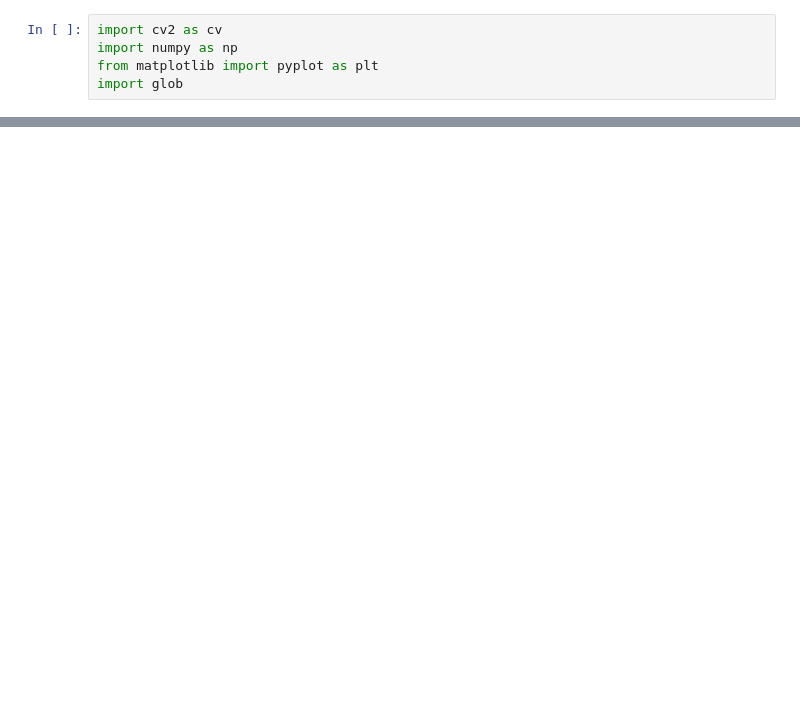
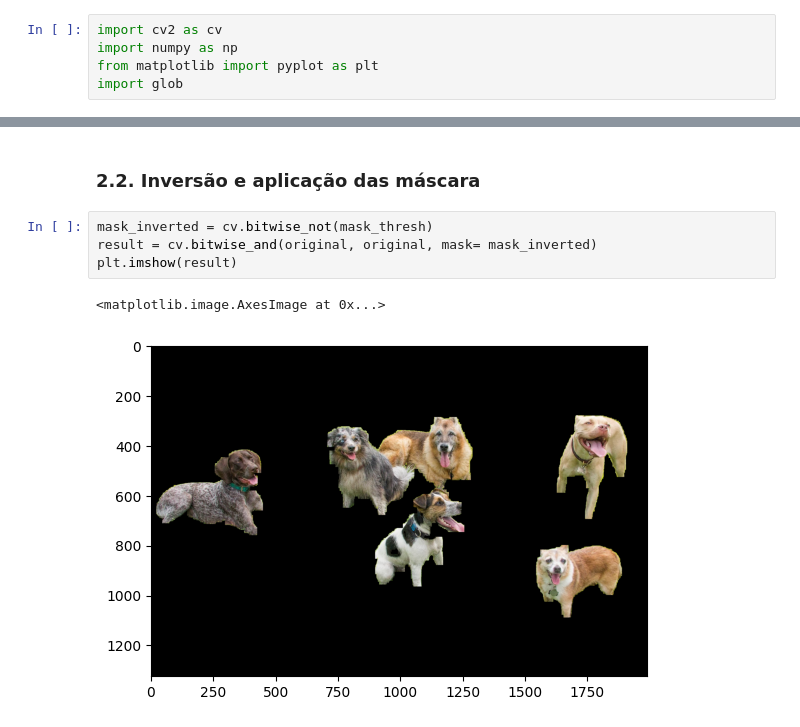
Before and after one commit to diogohal/TA3-Visao, a Jupyter notebook: ta3.ipynb, the cells around one changed output, grey strips where cells are left out. Saved outputs shown, nothing was run; the diff lists cells and outputs as text; blank space fills up the shorter version.

```diff
--- a/ta3.ipynb
+++ b/ta3.ipynb
@@ -46,0 +58,9 @@ CENA 1 É MAIS PRÓXIMA!
+# %% [markdown]
+### 2.2. Inversão e aplicação das máscara
+# %%
+mask_inverted = cv.bitwise_not(mask_thresh)
+result = cv.bitwise_and(original, original, mask= mask_inverted)
+plt.imshow(result)
+# %% [output]
+<matplotlib.image.AxesImage at 0x...>
+[figure, added]
```
Also changed, not shown: parts of 11 cells of this notebook, 2 other files.
